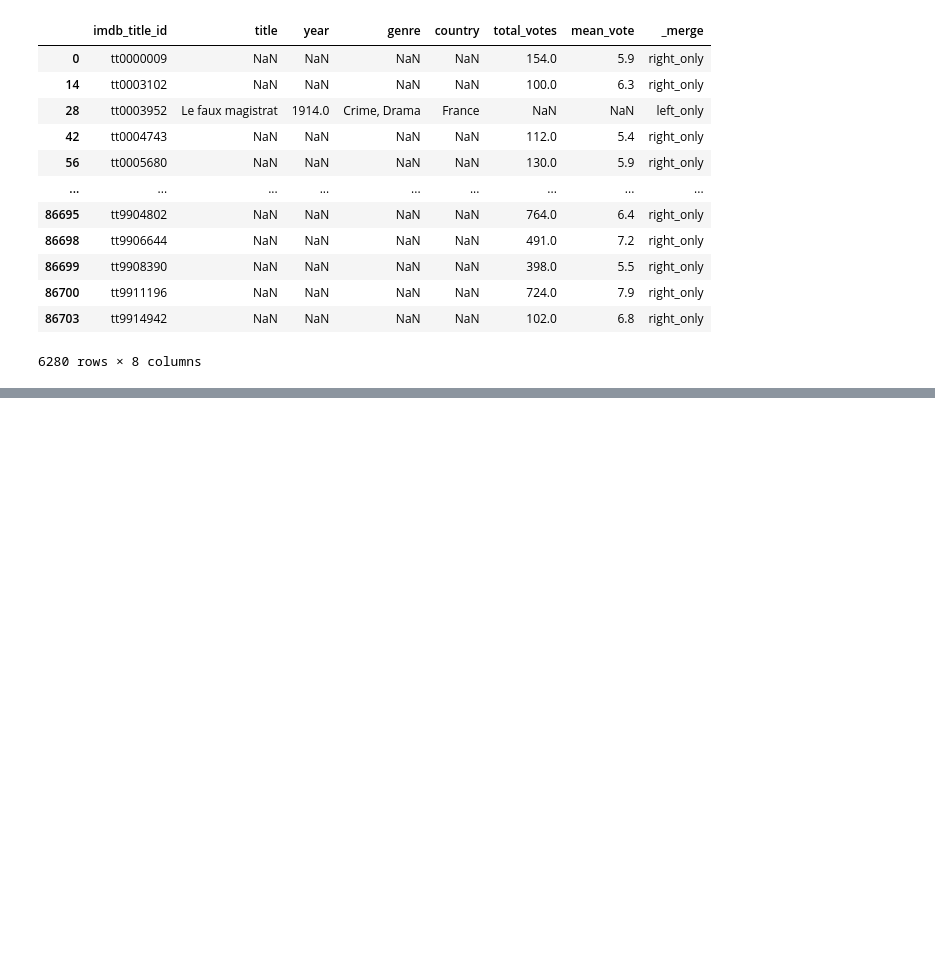
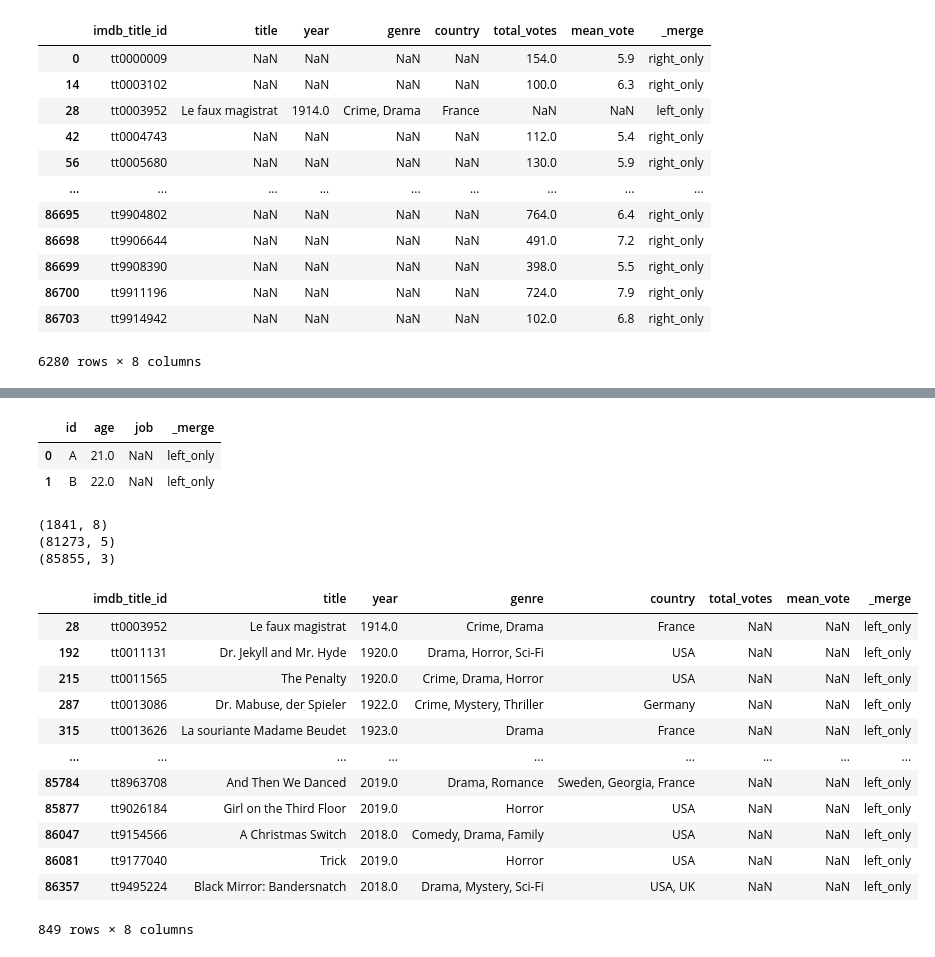
Before and after one commit to DiilaNa/Data_Science_with-Pandas, a Jupyter notebook: Project-2/MerginDataFrames.ipynb, the cells around one changed output, grey strips where cells are left out. Drawn from its saved outputs; the diff is of its cells as text; code cells hidden in the pictures; blank space fills up the shorter version.

Commit message:
Left Join and Exclusive Right Join

```diff
--- a/Project-2/MerginDataFrames.ipynb
+++ b/Project-2/MerginDataFrames.ipynb
@@ -185,0 +242,9 @@ pd.merge(df_movies,df_ratings,on='imdb_title_id',how='outer',indicator=True).que
+# %%
+#--------------Exclusive Left Join (result of the left join but without common values to both , belongs only to left)--------------------------
+
+# when in an exclusive join always how parameter is outer
+df1.merge(df2,on='id',how='outer',indicator=True).query("_merge=='left_only'")
+# %% [output]
+|  | id | age | job | _merge |
+| 0 | A | 21.0 | NaN | left_only |
+| 1 | B | 22.0 | NaN | left_only |
@@ -185,0 +262,25 @@ pd.merge(df_movies,df_ratings,on='imdb_title_id',how='outer',indicator=True).que
+# %%
+# shape
+print(df_exclusive_left.shape)
+print(df_movies_2.shape)
+print(df_ratings.shape)
+# %% [output]
+(1841, 8)
+(81273, 5)
+(85855, 3)
+# %%
+df_movies.merge(df_ratings,on='imdb_title_id',how='outer',indicator=True).query("_merge=='left_only'")
+# %% [output]
+|  | imdb_title_id | title | year | genre | country | total_votes | mean_vote | _merge |
+| 28 | tt0003952 | Le faux magistrat | 1914.0 | Crime, Drama | France | NaN | NaN | left_only |
+| 192 | tt0011131 | Dr. Jekyll and Mr. Hyde | 1920.0 | Drama, Horror, Sci-Fi | USA | NaN | NaN | left_only |
+| 215 | tt0011565 | The Penalty | 1920.0 | Crime, Drama, Horror | USA | NaN | NaN | left_only |
+| 287 | tt0013086 | Dr. Mabuse, der Spieler | 1922.0 | Crime, Mystery, Thriller | Germany | NaN | NaN | left_only |
+| 315 | tt0013626 | La souriante Madame Beudet | 1923.0 | Drama | France | NaN | NaN | left_only |
+| ... | ... | ... | ... | ... | ... | ... | ... | ... |
+| 85784 | tt8963708 | And Then We Danced | 2019.0 | Drama, Romance | Sweden, Georgia, France | NaN | NaN | left_only |
+| 85877 | tt9026184 | Girl on the Third Floor | 2019.0 | Horror | USA | NaN | NaN | left_only |
+| 86047 | tt9154566 | A Christmas Switch | 2018.0 | Comedy, Drama, Family | USA | NaN | NaN | left_only |
+| 86081 | tt9177040 | Trick | 2019.0 | Horror | USA | NaN | NaN | left_only |
+| 86357 | tt9495224 | Black Mirror: Bandersnatch | 2018.0 | Drama, Mystery, Sci-Fi | USA, UK | NaN | NaN | left_only |
+849 rows × 8 columns
```
Also changed, not shown: parts of 9 cells of this notebook.
